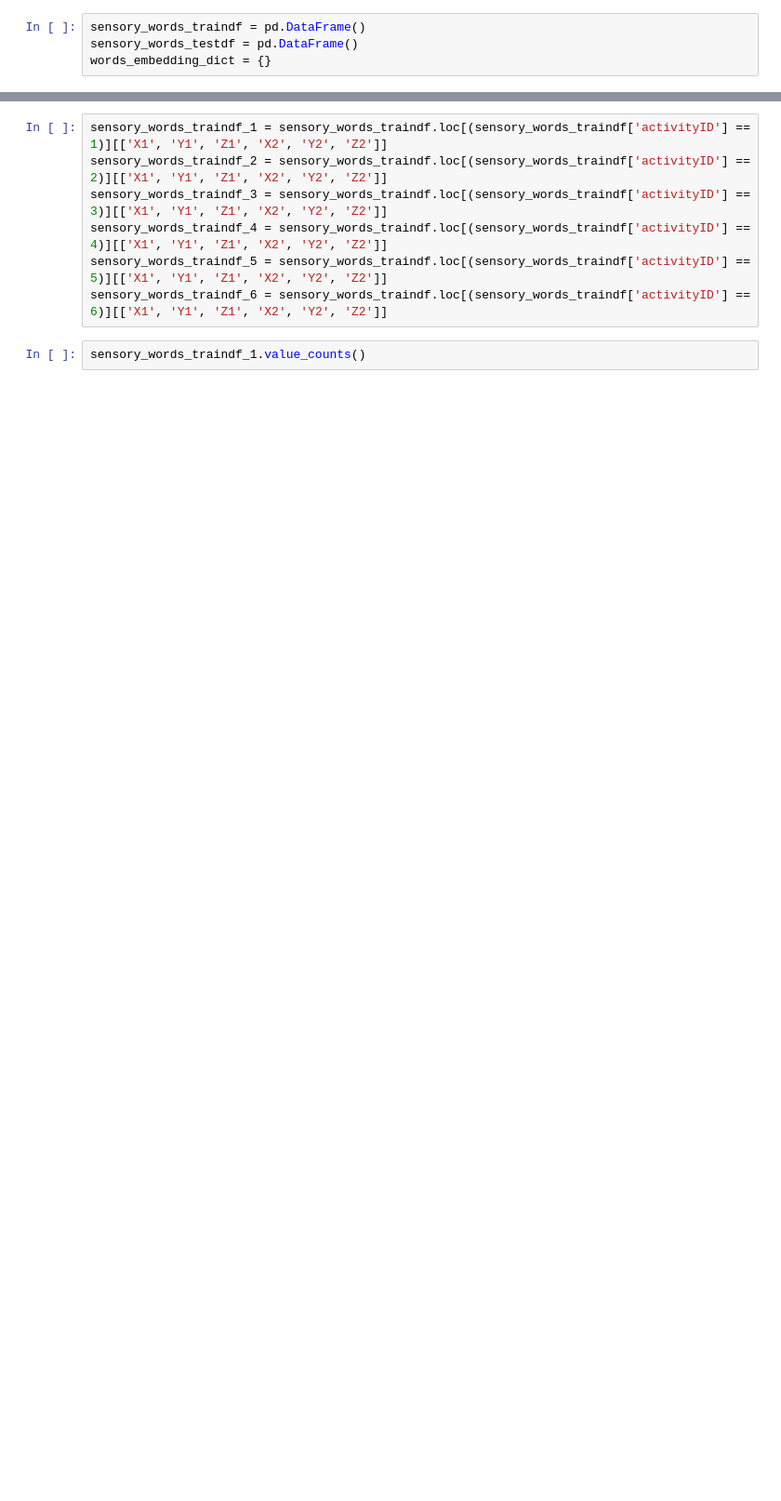
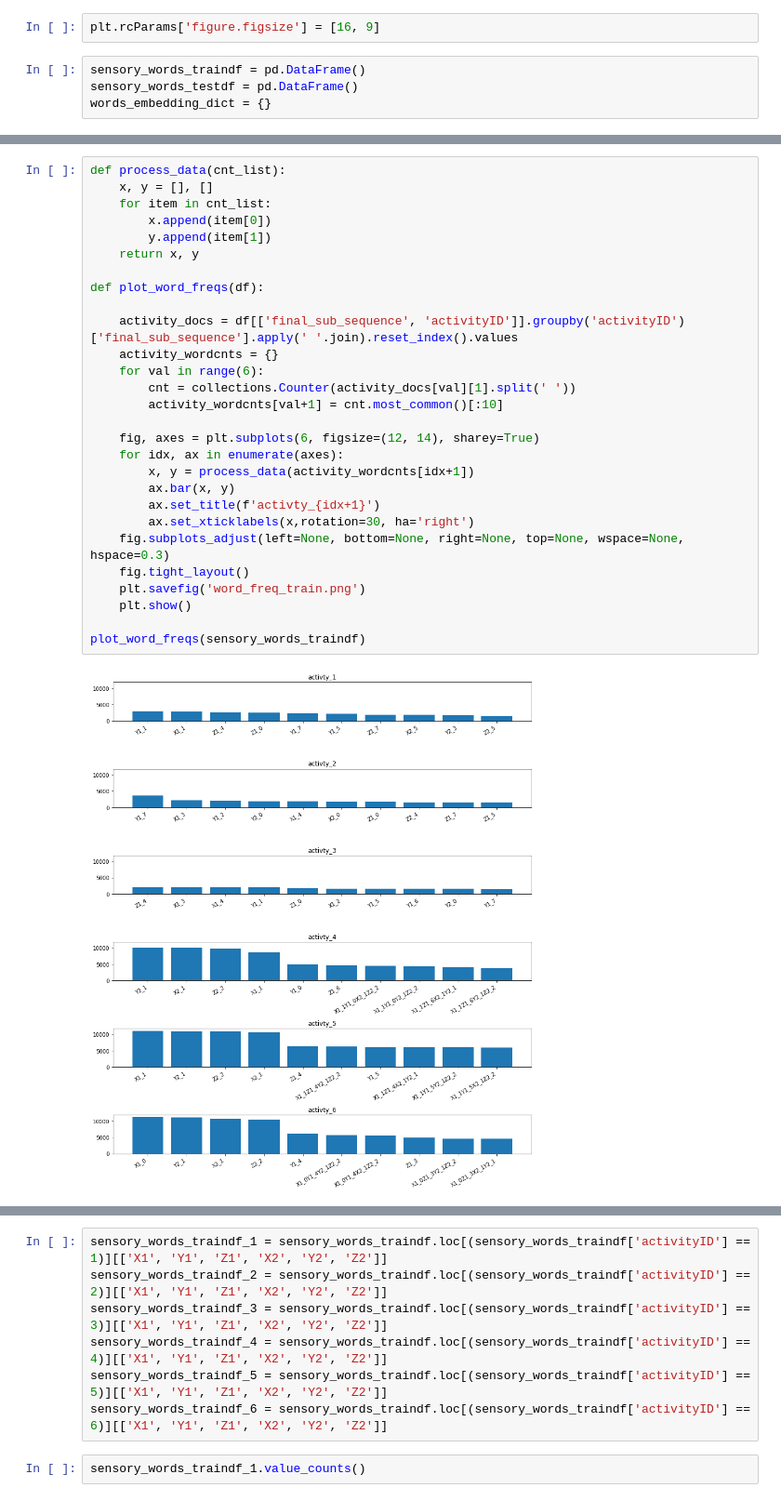
Before and after one commit to praveengadiyaram369/Activityrecognition_GaussianLDA, a Jupyter notebook: New_Changes/histogram_features.ipynb, the cells around one changed output, grey strips where cells are left out. Shown at 93% size. Drawn from its saved outputs; the diff is of its cells as text; blank space fills up the shorter version.

```diff
--- a/New_Changes/histogram_features.ipynb
+++ b/New_Changes/histogram_features.ipynb
@@ -14,3 +17,5 @@ import statistics
+# %%
+plt.rcParams['figure.figsize'] = [16, 9]
 # %%
 sensory_words_traindf = pd.DataFrame()
 sensory_words_testdf = pd.DataFrame()
@@ -411,0 +465,30 @@ sensory_words_traindf[['X1', 'Y1', 'Z1', 'X2', 'Y2', 'Z2', 'activityID']].groupb
+# %%
+def process_data(cnt_list):
+    x, y = [], []
+    for item in cnt_list:
+        x.append(item[0])
+        y.append(item[1])
+    return x, y
+
+def plot_word_freqs(df):
+
+    activity_docs = df[['final_sub_sequence', 'activityID']].groupby('activityID')['final_sub_sequence'].apply(' '.join).reset_index().values
+    activity_wordcnts = {}
+    for val in range(6):
+        cnt = collections.Counter(activity_docs[val][1].split(' '))
+        activity_wordcnts[val+1] = cnt.most_common()[:10]
+
+    fig, axes = plt.subplots(6, figsize=(12, 14), sharey=True)
+    for idx, ax in enumerate(axes):
+        x, y = process_data(activity_wordcnts[idx+1])
+        ax.bar(x, y)
+        ax.set_title(f'activty_{idx+1}')
+        ax.set_xticklabels(x,rotation=30, ha='right')
+    fig.subplots_adjust(left=None, bottom=None, right=None, top=None, wspace=None, hspace=0.3)
+    fig.tight_layout()
+    plt.savefig('word_freq_train.png')
+    plt.show()
+
+plot_word_freqs(sensory_words_traindf)
+# %% [output]
+[figure, added]
```
Also changed, not shown: parts of 27 cells of this notebook, 7 other files.
